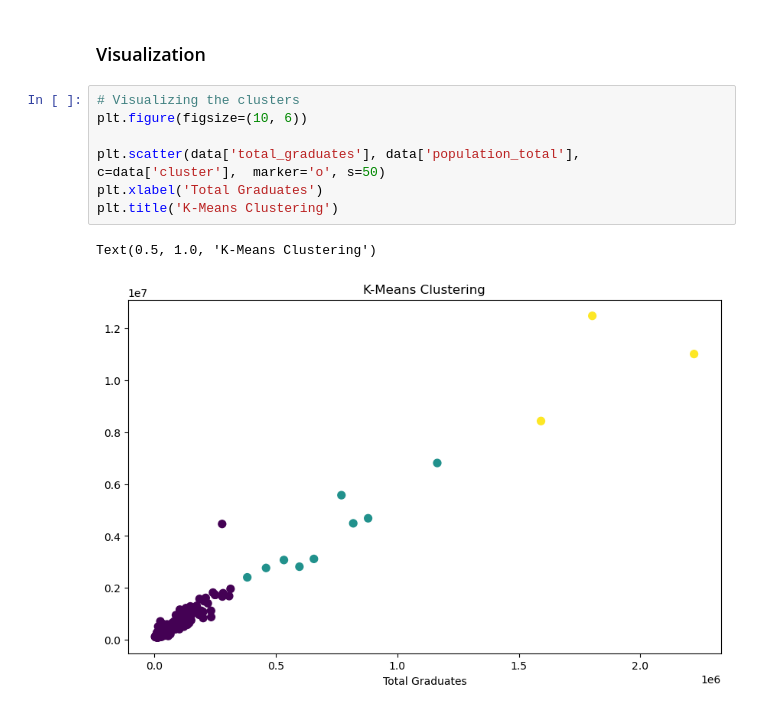
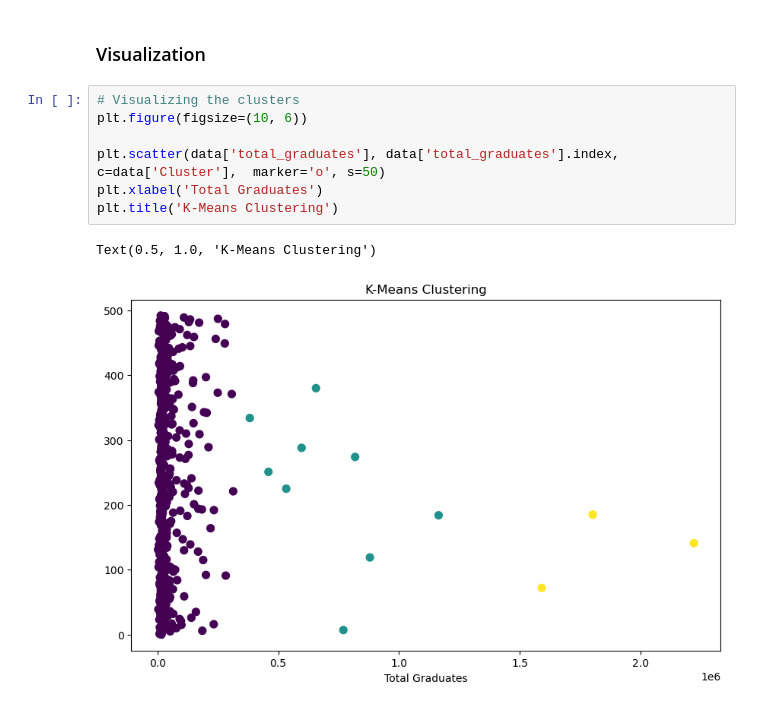
Before and after one commit to OmNikam04/TE_1sem, a Jupyter notebook: ML/Endsem_practicals/clustering/cities_r2.ipynb, the cells around one changed output. Drawn from its saved outputs; the diff is of its cells as text.

```diff
--- a/ML/Endsem_practicals/clustering/cities_r2.ipynb
+++ b/ML/Endsem_practicals/clustering/cities_r2.ipynb
@@ -130,10 +130,10 @@ Name: Cluster, dtype: int64
 # %%
 # Visualizing the clusters
 plt.figure(figsize=(10, 6))
 
-plt.scatter(data['total_graduates'], data['population_total'], c=data['cluster'],  marker='o', s=50)
+plt.scatter(data['total_graduates'], data['total_graduates'].index, c=data['Cluster'],  marker='o', s=50)
 plt.xlabel('Total Graduates')
 plt.title('K-Means Clustering')
 # %% [output]
 Text(0.5, 1.0, 'K-Means Clustering')
-[figure, old version]
+[figure, new version]
```
Also changed, not shown: 5 other files.
